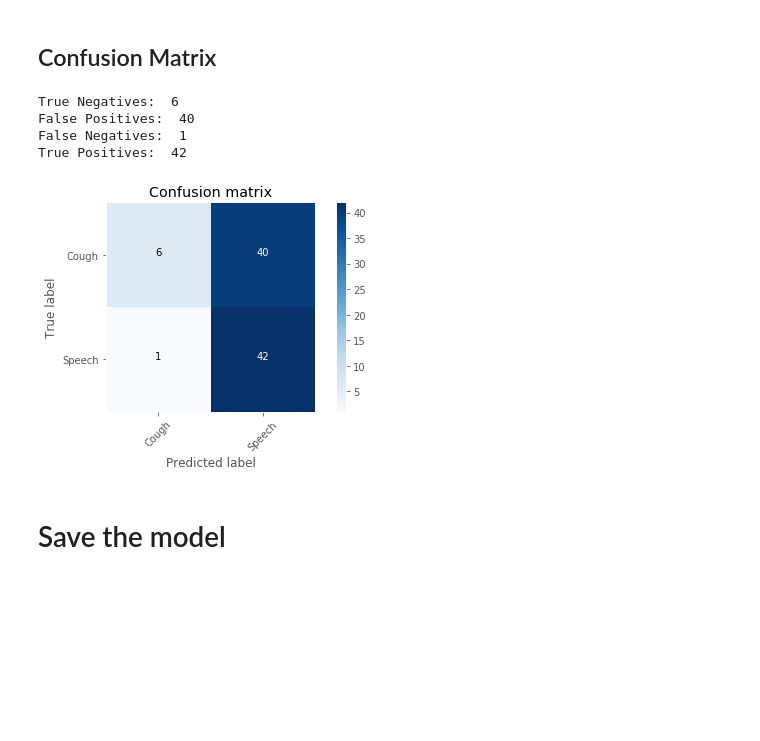
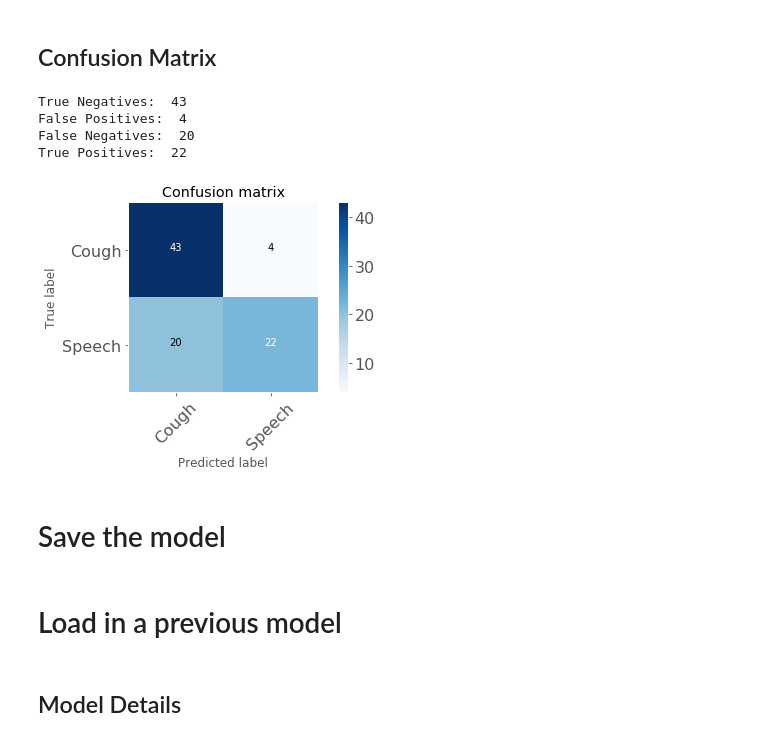
Before and after one commit to AnnaBernbaum/SoloProject, a Jupyter notebook: Machine Learning.ipynb, the cells around one changed output. Saved outputs shown, nothing was run; the diff lists cells and outputs as text; code cells hidden in the pictures; blank space fills up the shorter version.

Commit message:
successful models! corrected eval rounding bug

```diff
--- a/Machine Learning.ipynb
+++ b/Machine Learning.ipynb
@@ -29,6 +29,8 @@ import numpy as np
 %matplotlib inline
 import matplotlib.pyplot as plt
 plt.style.use('ggplot')
+from keras.callbacks import EarlyStopping
+import collections
 
 from datetime import datetime
 now = datetime.now()
@@ -38,3 +40,7 @@ from librosa import display
 import os
 from sklearn import metrics
 import itertools
+
+
+plt.rc('xtick',labelsize=16)
+plt.rc('ytick',labelsize=16)
@@ -303,29 +304,2 @@ Trainable params: 751,201
 Non-trainable params: 296,064
 _________________________________________________________________
-# %%
-model = keras.Sequential()
-
-input_shape = (1, 220500)
-
-sr = 22050  # Sampling rate of the audio
-
-
-model.add(Melspectrogram(n_dft=512, n_hop=256, input_shape=input_shape,
-                         padding='same', sr=sr, n_mels=128,
-                         fmin=0.0, fmax=sr/2, power_melgram=1.0,
-                         return_decibel_melgram=False, trainable_fb=False,
-                         trainable_kernel=False,
-                         name='trainable_stft'))
-
-
-model.add(keras.layers.Conv2D(128, [7,11], strides=[2,2], padding = 'SAME'))
-
-
-model.add(keras.layers.Dropout(0.5))
-
-
-model.add(keras.layers.Flatten())
-model.add(keras.layers.Dense(1, activation='sigmoid'))
-
-
-model.summary()
@@ -448,40 +408,42 @@ def plot_confusion_matrix(cm, title='Confusion matrix', cmap=plt.cm.Blues):
 
     fmt = 'd'
     thresh = cm.max() / 2.
     for i, j in itertools.product(range(cm.shape[0]), range(cm.shape[1])):
         plt.text(j, i, format(cm[i, j], fmt),
                  horizontalalignment="center",
                  color="white" if cm[i, j] > thresh else "black")
 
     plt.tight_layout()
     plt.ylabel('True label')
     plt.xlabel('Predicted label')
     plt.grid(b=None)
 
 # From tutorial: A prediction is an array of 10 numbers. These describe the "confidence" of the model
 # that the image corresponds to each of the 10 different articles of clothing.
 rounded_predictions = []
 for i in predictions:
-    i = int(i)
-    rounded_predictions.append(i)
+    for j in i:
+        j = int(round(j))
+        rounded_predictions.append(j)
+
 
 # cm = metrics.confusion_matrix(test_labels, predictions.argmax(axis=1), labels=None, sample_weight=None)
 cm = metrics.confusion_matrix(test_labels, rounded_predictions, labels=None, sample_weight=None)
 plot_confusion_matrix(cm)
 
 tn, fp, fn, tp = cm.ravel()
 print("True Negatives: ",tn)
 print("False Positives: ",fp)
 print("False Negatives: ",fn)
 print("True Positives: ",tp)
 
 # Normalised confusion matrix
 # %% [output]
-True Negatives:  6
-False Positives:  40
-False Negatives:  1
-True Positives:  42
+True Negatives:  43
+False Positives:  4
+False Negatives:  20
+True Positives:  22
-[figure, old version]
+[figure, new version]
 # %% [markdown]
 # Save the model
 # %%
@@ -491,3 +453,5 @@ model.save(filepath)
 
 # To load a model:
 # model = load_model('my_model.h5')
+# %% [markdown]
+# Load in a previous model
@@ -493,0 +461,2 @@ model.save(filepath)
+# %% [markdown]
+## Model Details
```
Also changed, not shown: parts of 14 cells of this notebook, 6 other files.
